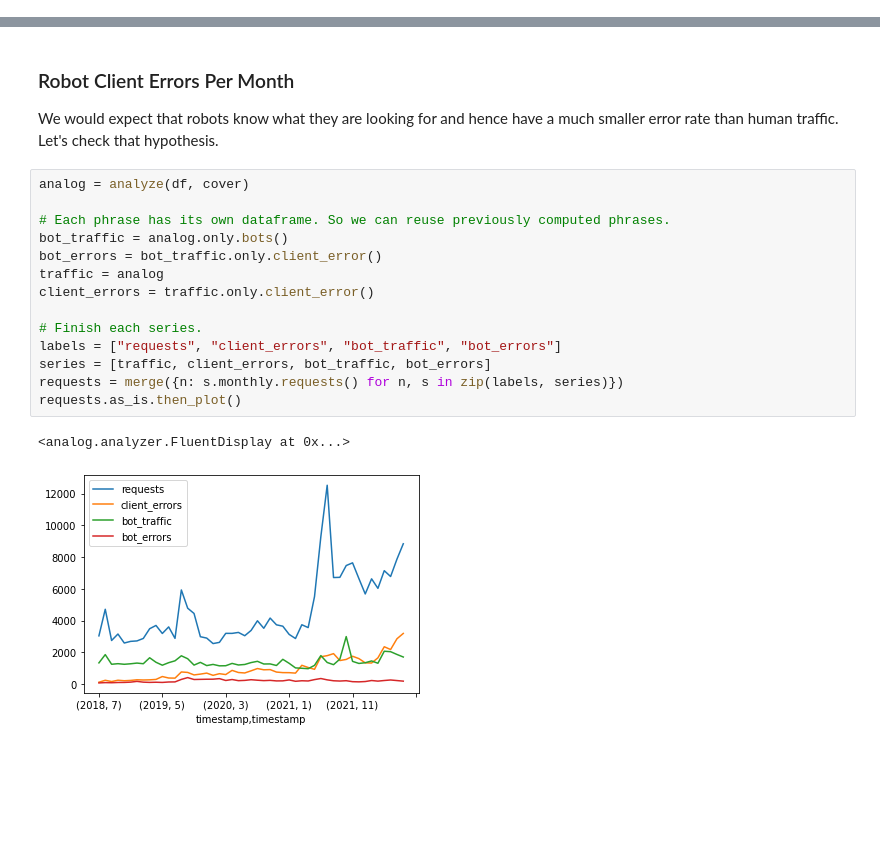
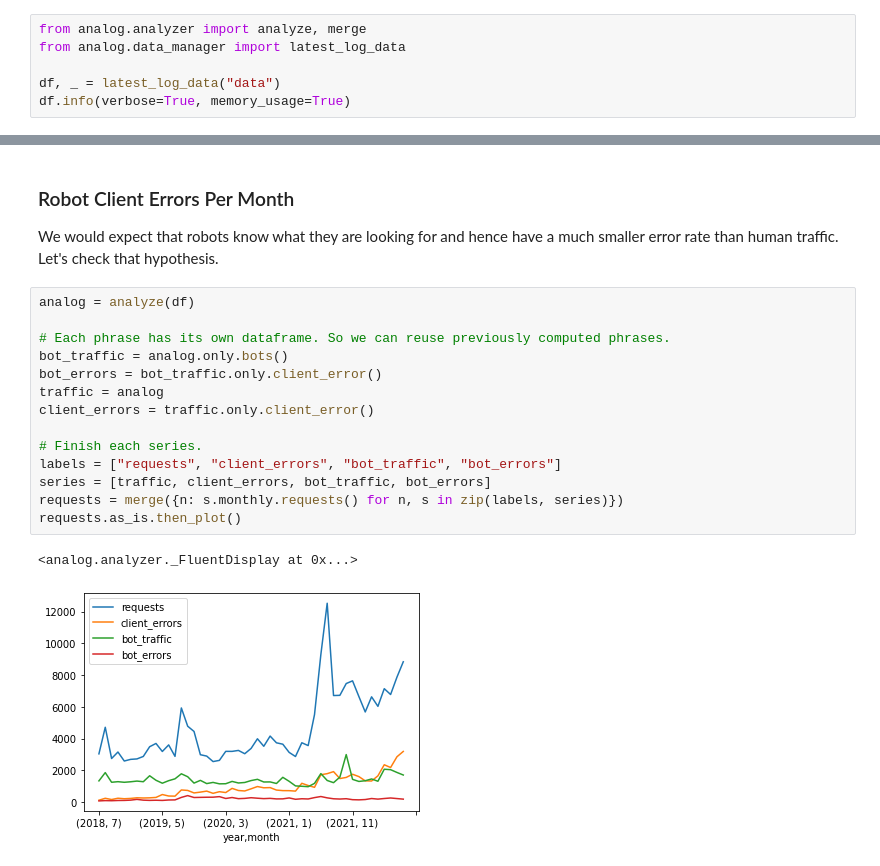
Before and after one commit to apparebit/analog, a Jupyter notebook: workbook.ipynb, the cells around one changed output, grey strips where cells are left out. Drawn from its saved outputs; the diff is of its cells as text; blank space fills up the shorter version.

Commit message:
Uplift to latest analysis interface

```diff
--- a/workbook.ipynb
+++ b/workbook.ipynb
@@ -178,0 +40,6 @@ Name: path, dtype: Int64
+# %%
+from analog.analyzer import analyze, merge
+from analog.data_manager import latest_log_data
+
+df, _ = latest_log_data("data")
+df.info(verbose=True, memory_usage=True)
@@ -182,19 +417,19 @@ Name: path, dtype: Int64
 We would expect that robots know what they are looking for and hence have a much
 smaller error rate than human traffic. Let's check that hypothesis.
 # %%
-analog = analyze(df, cover)
+analog = analyze(df)
 
 # Each phrase has its own dataframe. So we can reuse previously computed phrases.
 bot_traffic = analog.only.bots()
 bot_errors = bot_traffic.only.client_error()
 traffic = analog
 client_errors = traffic.only.client_error()
 
 # Finish each series.
 labels = ["requests", "client_errors", "bot_traffic", "bot_errors"]
 series = [traffic, client_errors, bot_traffic, bot_errors]
 requests = merge({n: s.monthly.requests() for n, s in zip(labels, series)})
 requests.as_is.then_plot()
 # %% [output]
-<analog.analyzer.FluentDisplay at 0x...>
+<analog.analyzer._FluentDisplay at 0x...>
-[figure, old version]
+[figure, new version]
```
Also changed, not shown: parts of 38 cells of this notebook, 1 other file.
